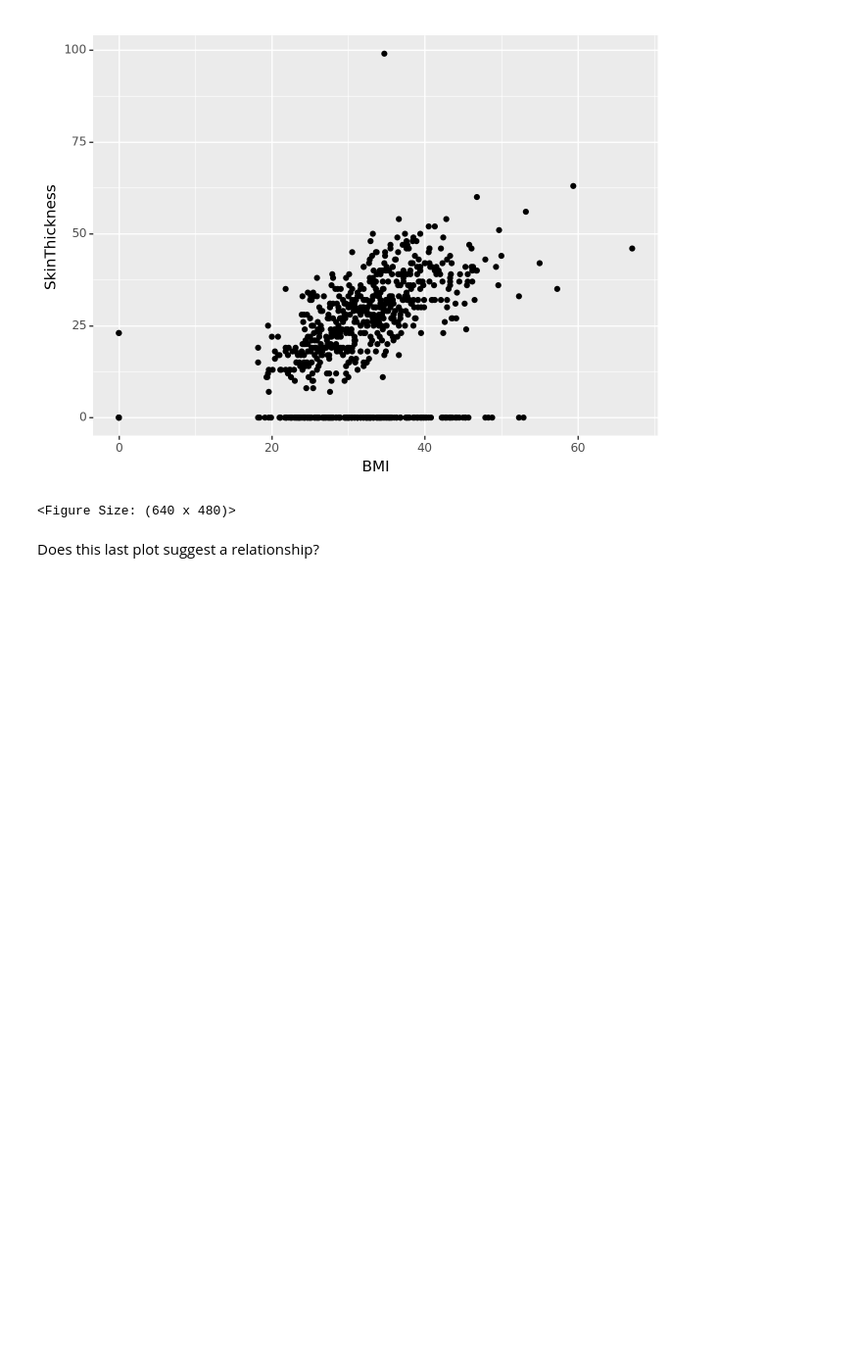
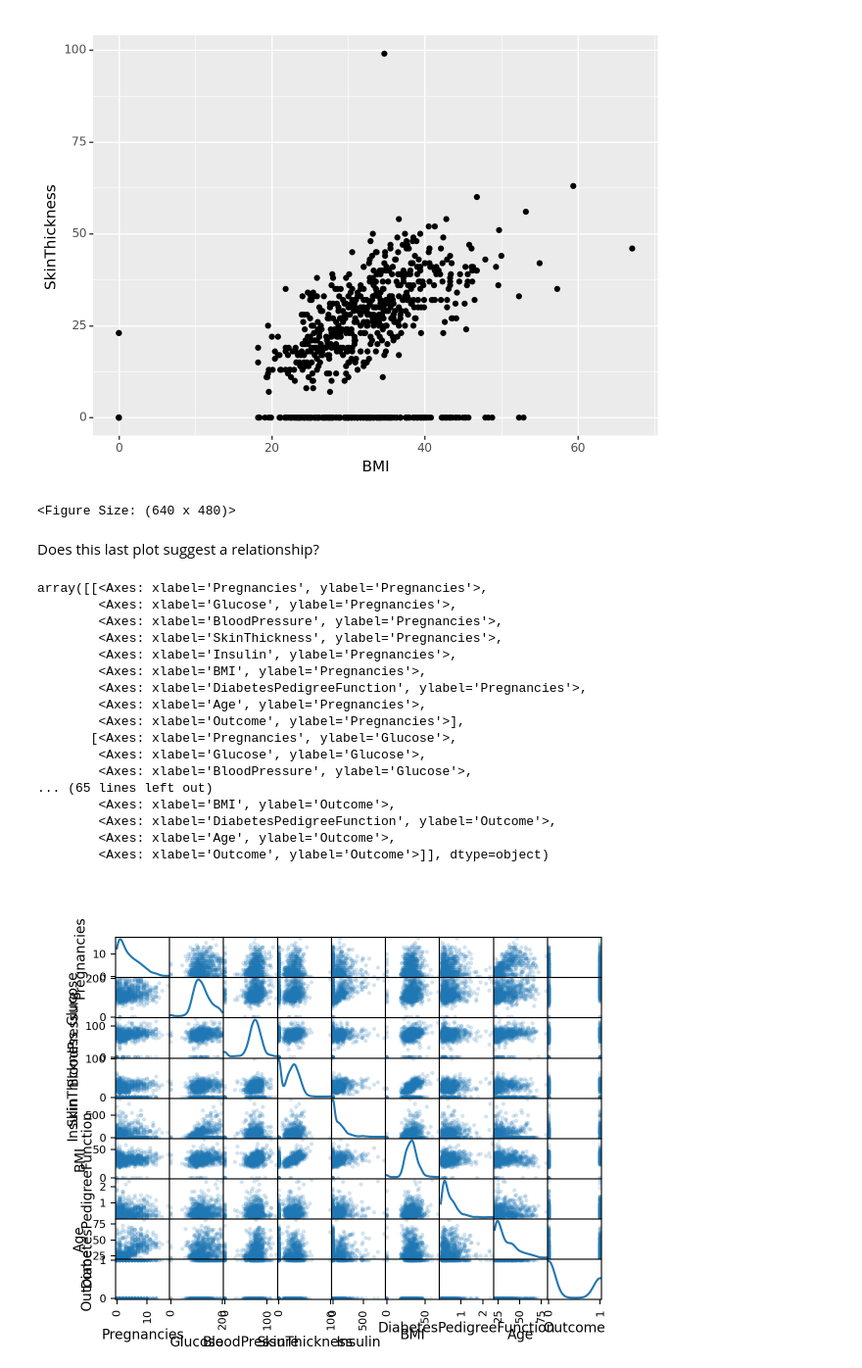
Before and after one commit to mfernandes61/py-dropin-session, a Jupyter notebook: pydropin_exercise.ipynb, the cells around one changed output. Shown at 98% size. Drawn from its saved outputs; the diff is of its cells as text; code cells hidden in the pictures; blank space fills up the shorter version.

Commit message:
updated in Colaboratory to add correlation matrix plot

```diff
--- a/pydropin_exercise.ipynb
+++ b/pydropin_exercise.ipynb
@@ -138,3 +138,27 @@ import plotnine as p9
 <Figure Size: (640 x 480)>
 # %% [markdown]
 Does this last plot suggest a relationship?
+# %%
+# Tricky creating matrixplot in plotnine so let's use a pandas plotting tool
+# to explore correlation between ALL of our variables
+from pandas.plotting import scatter_matrix
+scatter_matrix(pima, alpha = 0.2,  diagonal = 'kde')
+# %% [output]
+array([[<Axes: xlabel='Pregnancies', ylabel='Pregnancies'>,
+        <Axes: xlabel='Glucose', ylabel='Pregnancies'>,
+        <Axes: xlabel='BloodPressure', ylabel='Pregnancies'>,
+        <Axes: xlabel='SkinThickness', ylabel='Pregnancies'>,
+        <Axes: xlabel='Insulin', ylabel='Pregnancies'>,
+        <Axes: xlabel='BMI', ylabel='Pregnancies'>,
+        <Axes: xlabel='DiabetesPedigreeFunction', ylabel='Pregnancies'>,
+        <Axes: xlabel='Age', ylabel='Pregnancies'>,
+        <Axes: xlabel='Outcome', ylabel='Pregnancies'>],
+       [<Axes: xlabel='Pregnancies', ylabel='Glucose'>,
+        <Axes: xlabel='Glucose', ylabel='Glucose'>,
+        <Axes: xlabel='BloodPressure', ylabel='Glucose'>,
+... (65 lines left out)
+        <Axes: xlabel='BMI', ylabel='Outcome'>,
+        <Axes: xlabel='DiabetesPedigreeFunction', ylabel='Outcome'>,
+        <Axes: xlabel='Age', ylabel='Outcome'>,
+        <Axes: xlabel='Outcome', ylabel='Outcome'>]], dtype=object)
+[figure, added]
```
Also changed, not shown: parts of 1 cell of this notebook.
